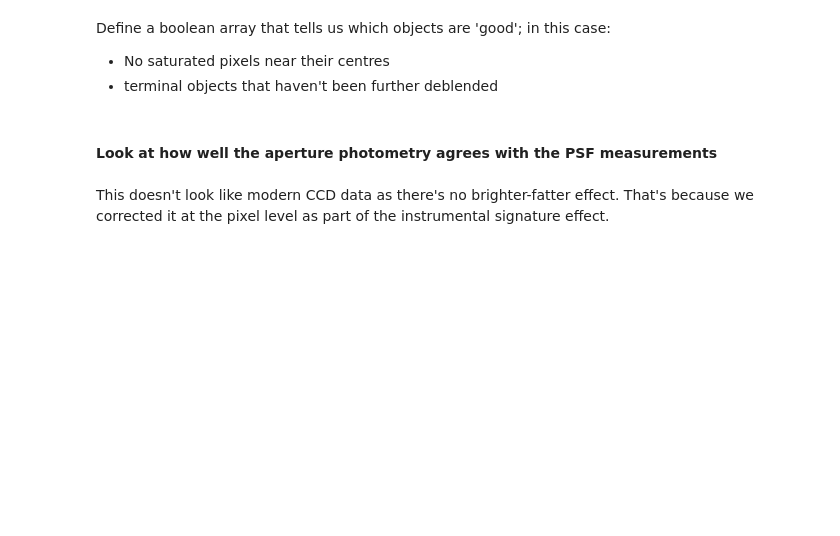
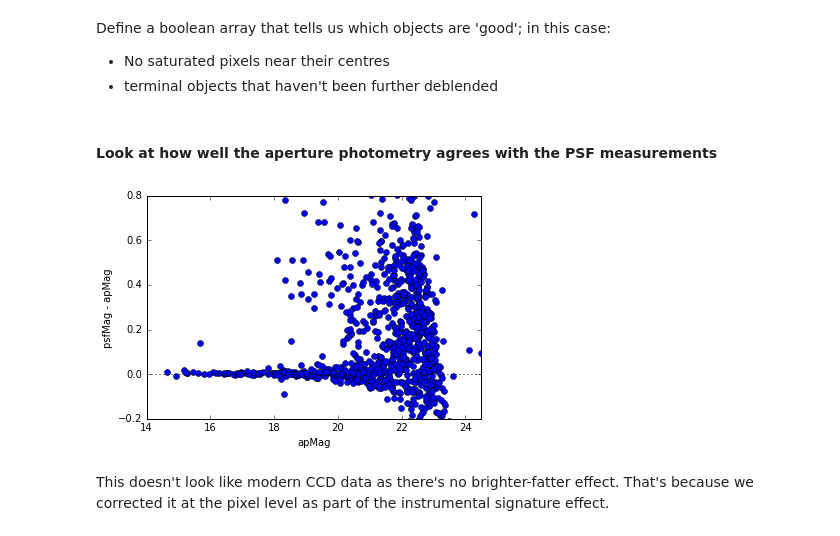
Before and after one commit to lsst-dm/belgrade-2016, a Jupyter notebook: Image Processing.ipynb, the cells around one changed output. Saved outputs shown, nothing was run; the diff lists cells and outputs as text; code cells hidden in the pictures; blank space fills up the shorter version.

```diff
--- a/Image Processing.ipynb
+++ b/Image Processing.ipynb
@@ -39,13 +42,13 @@ sourceDetectionTask =   SourceDetectionTask(schema=schema)
 
 sourceDeblendTask =     SourceDeblendTask(schema=schema)
 
-if True:
+if False:
     sourceMeasurementTask = SingleFrameMeasurementTask(schema=schema,
                                                        algMetadata=algMetadata)
 else:
     config = SingleFrameMeasurementTask.ConfigClass()
     config.doApplyApCorr = 'yes'
-    #config.slots.apFlux = 'base_CircularApertureFlux_12_0'
+    config.slots.apFlux = 'base_CircularApertureFlux_12_0'
     sourceMeasurementTask = SingleFrameMeasurementTask(schema=schema, config=config,
                                                        algMetadata=algMetadata)
 # %% [markdown]
@@ -122,23 +129,25 @@ good = np.logical_and.reduce([sources.get('base_PixelFlags_flag_saturatedCenter'
 #### Look at how well the aperture photometry agrees with the PSF measurements
 # %%
 with afwImageUtils.CalibNoThrow():
-    if True:
+    if False:
         apMag = exposure.getCalib().getMagnitude(sources["base_CircularApertureFlux_12_0_flux"])
     else:
         apMag = exposure.getCalib().getMagnitude(sources.getApFlux())
 
     psfMag = exposure.getCalib().getMagnitude(sources.getPsfFlux())
 
 plt.plot(apMag[good], (psfMag - apMag)[good], 'o')
 
 plt.axhline(0.0, ls=':', color='black')
 plt.xlim(14, 24.5)
 plt.ylim(-0.2, 0.8)
 
 plt.xlabel("apMag")
 plt.ylabel("psfMag - apMag")
 
 plt.show()
+# %% [output]
+[figure, added]
 # %% [markdown]
 This doesn't look like modern CCD data as there's no brighter-fatter effect.  That's because we corrected it at the pixel level as part of the instrumental signature effect.
 # %%
```
Also changed, not shown: parts of 2 cells of this notebook.
